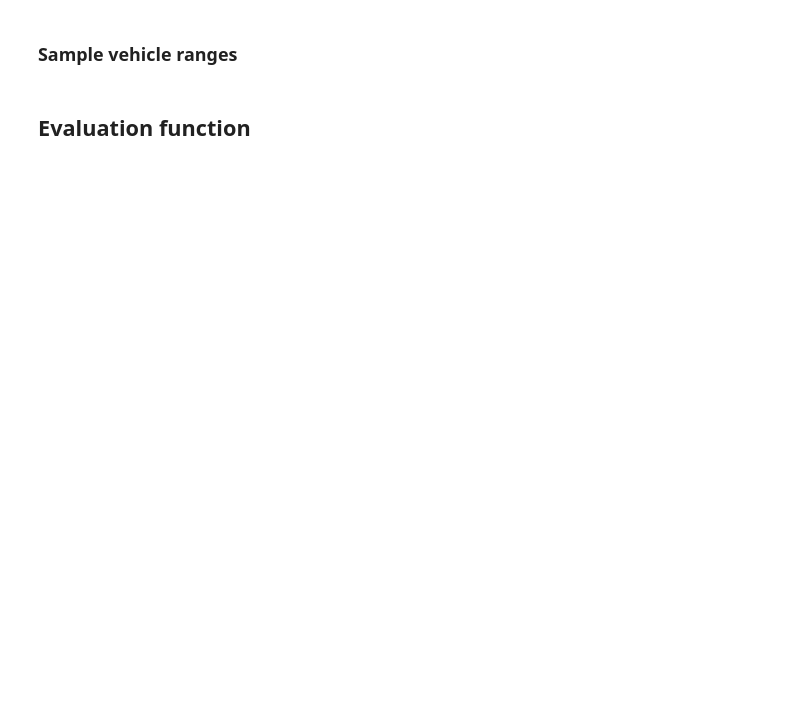
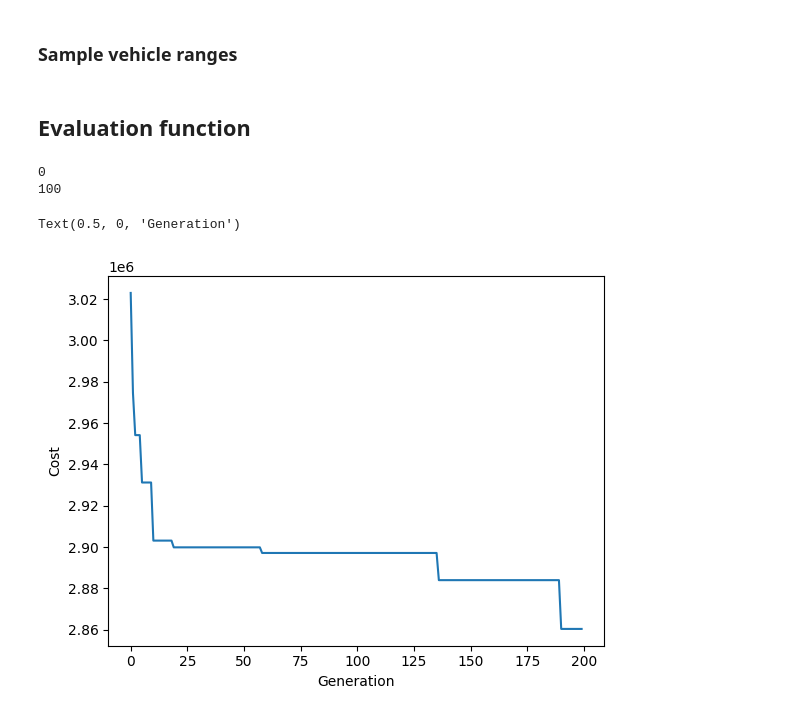
Before and after one commit to ikerforce/mopta, a Jupyter notebook: src/PSO_KNN.ipynb, the cells around one changed output. Saved outputs shown, nothing was run; the diff lists cells and outputs as text; code cells hidden in the pictures; blank space fills up the shorter version.

```diff
--- a/src/PSO_KNN.ipynb
+++ b/src/PSO_KNN.ipynb
@@ -45,23 +45,23 @@ car_data = np.array(car_data)
 # Define individual structures
 
 n_individual = 600 # stations in an individual
-pop_size = 1 # number of individuals
+pop_size = 10 # number of individuals
 x_max = 290 # size of search space on x axis
 y_max = 150 # size of search space on y axis
 max_chargers = 8 # max number of chargers at a station
 
-generations = 1
+generations = 100
 
 # cost parameters
 driving_cost_per_mile = 0.041
 charging_cost_per_mile = 0.0388
 construction_cost_per_station = 5000
 maintenance_fee_per_charger = 500
-no_assignment_penalty = 1000
+no_assignment_penalty = 5000
 exceed_range_penalty = 1000
 
 # define the population
-options = {'c1': 0.5, 'c2': 0.3, 'w':0.9}
+options = {'c1': 0.05, 'c2': 0.05, 'w':0.96}
 
 # uniform distribution for generating random points in the search space
 ud_x = uniform(0, x_max)
@@ -84,9 +84,10 @@ class Individual:
     self.positions = positions # numpy array of x,y positions of all stations
     self.chargers = chargers # numpy array of number of chargers per station
     self.velocities = velocities # numpy array of x,y velocity of each station
-    self.best_positions = np.array([[ud_x.rvs(1), ud_y.rvs(1)] for i in range(self.positions.shape[0])]).reshape(n_individual, 2) # numpy array of best configuration for the station
+    self.best_positions = positions # numpy array of best configuration for the station
     self.cost = 0
     self.vehicle_assignments = None
+    self.assignment_proportion = None
 
   def update_positions(self, global_best_stations): # global best stations must be a numpy array with x,y coords of the best global configuration
     inertia_components = options['w'] * (self.velocities)
@@ -113,10 +114,10 @@ class Individual:
 # %% [markdown]
 ### Generate population
 # %%
-nd = norm(10,5) # normal distribution for sampling velocities
+nd = norm(20,5) # normal distribution for sampling velocities
 def gen_pop(pop_size):
+  population = {} # empty dictionary to fill with individuals to make population
   for i in range(pop_size):
-    population = {} # empty dictionary to fill with individuals to make population
     # generating random x,y positions for the individual stations
     positions = np.dstack([ud_x.rvs(n_individual), ud_y.rvs(n_individual)]).reshape(n_individual,2)
     velocities=nd.rvs(size=(n_individual, 2)) # sampling velocities from random dist
@@ -125,7 +126,7 @@ def gen_pop(pop_size):
                                       chargers=np.random.choice(list(range(1,9))),
                                       velocities=velocities)}
                       )
-    return population
+  return population
 
 population = gen_pop(pop_size)
 population[0].velocities
@@ -165,0 +285,33 @@ samples = get_samples()
+# %%
+bests = []
+local_bests = []
+mean_prop = []
+# print("Generating population...")
+population = gen_pop(pop_size)
+K = 200
+for gen in range(200):
+  if gen % 100 == 0:
+    print(gen)
+  # K += 1
+  global_best_score, global_best_stations, local_best_scores = evaluate(population, car_data, global_best_score, global_best_stations, local_best_scores, K)
+  bests.append(global_best_score)
+  local_bests.append(np.mean(local_best_scores))
+
+  for ind in population:
+    population[ind].update_positions(global_best_stations)
+
+  props = []
+  for i in range(pop_size):
+    props.append(population[i].assignment_proportion)
+
+  mean_prop.append(np.mean(props))
+# %% [output]
+0
+100
+# %%
+plt.plot(bests)
+plt.ylabel('Cost')
+plt.xlabel('Generation')
+# %% [output]
+Text(0.5, 0, 'Generation')
+[figure, added]
```
Also changed, not shown: parts of 17 cells of this notebook.
